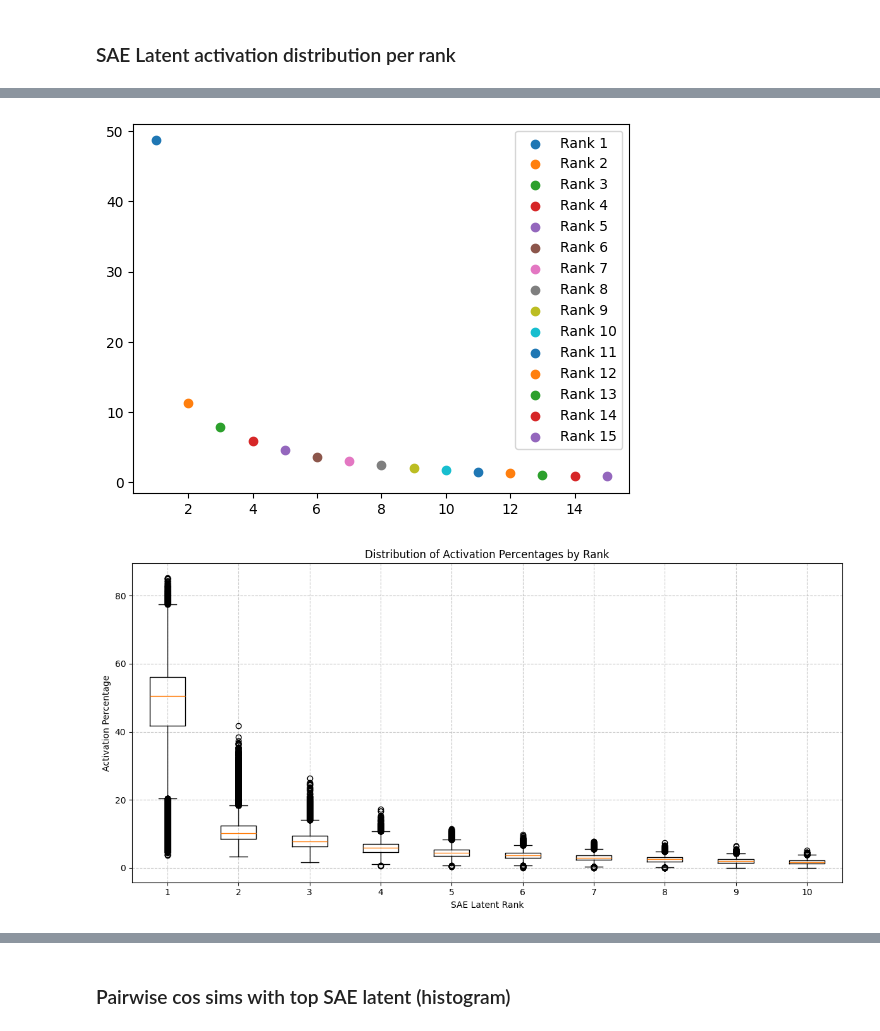
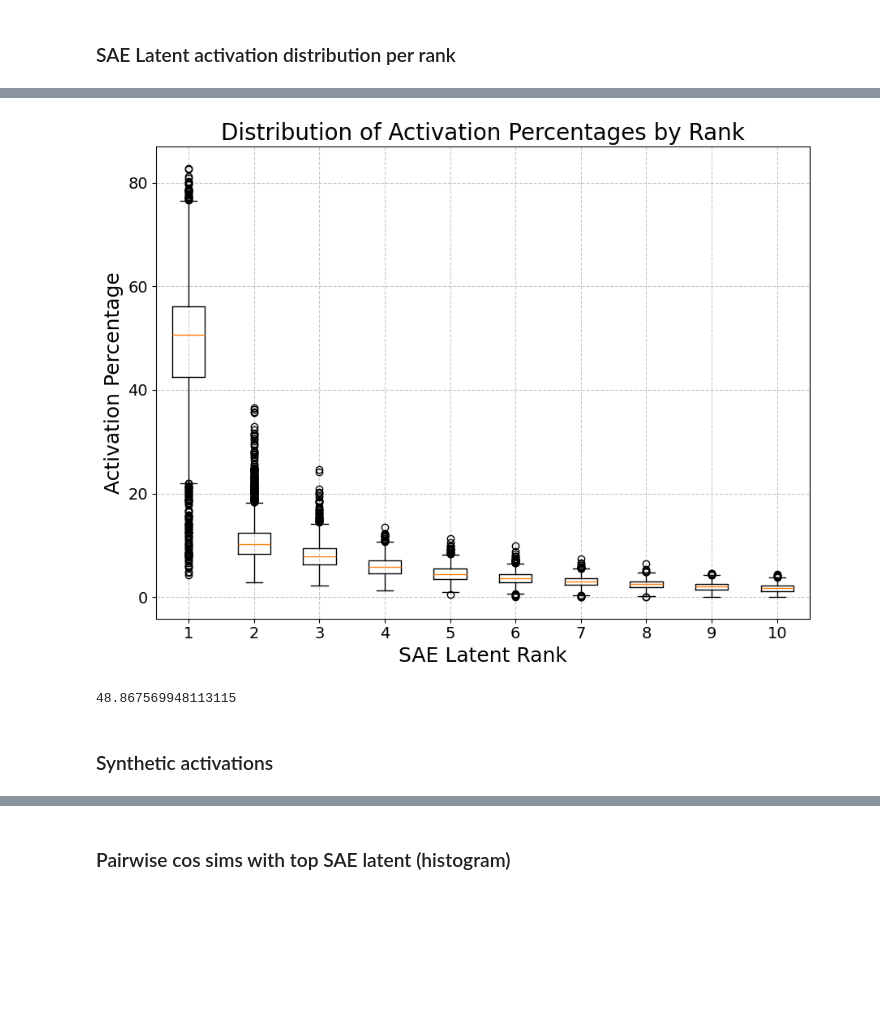
Before and after one commit to jettjaniak/teren, a Jupyter notebook: notebooks/ad_hoc_experiments.ipynb, the cells around one changed output, grey strips where cells are left out. Saved outputs shown, nothing was run; the diff lists cells and outputs as text; code cells hidden in the pictures; blank space fills up the shorter version.

```diff
--- a/notebooks/ad_hoc_experiments.ipynb
+++ b/notebooks/ad_hoc_experiments.ipynb
@@ -960,12 +960,13 @@ def load_jsonl(file_path):
 # %%
 metadata, activations = [], []
 
-n_files = 50
+pert_type = "other_act"
+n_files = 30
 
-for path in sorted(glob(f"observations_layer1/metadata*"))[:n_files]:
+for path in sorted(glob(f"replications/{pert_type}_metadata*"))[:n_files]:
     metadata.extend(load_jsonl(path))
 
-for path in sorted(glob(f"observations_layer1/acts*"))[:n_files]:
+for path in sorted(glob(f"replications/{pert_type}_acts*"))[:n_files]:
     activations.append(np.load(path))
 
 activations = np.concatenate(activations)
@@ -971,0 +979,7 @@ activations = np.concatenate(activations)
+# %%
+num_active_features = []
+
+for i, m in enumerate(metadata):
+    steps = m["steps_metadata"]
+    active_feature_ids = steps[0]["active_feature_ids"]
+    num_active_features.append(len(active_feature_ids))
@@ -1066,30 +1117,36 @@ plt.show()
-# %%
-for r, v in percentages_per_rank.items():
-    plt.scatter(r, np.mean(v), label=f"Rank {r}")
-
-plt.legend()
-plt.show()
-# %% [output]
-[figure, removed]
 # %%
+ticks_fontsize = 14
+label_fontsize = 18
+title_fontsize = 20
+legend_fontsize = 14
+
 # Sort the ranks to ensure they're in order on the x-axis
 ranks = sorted(percentages_per_rank.keys())[:10]
 
 # Create a list of activation lists, maintaining the rank order
 data = [percentages_per_rank[rank] for rank in ranks]
 
 # Create the box plot
-plt.figure(figsize=(12, 6))
+plt.figure(figsize=(9, 7))  # width, height
 plt.boxplot(data, tick_labels=ranks)
 
 # Customize the plot
-plt.title("Distribution of Activation Percentages by Rank")
-plt.xlabel("SAE Latent Rank")
-plt.ylabel("Activation Percentage")
+plt.title("Distribution of Activation Percentages by Rank", fontsize=title_fontsize)
+plt.xlabel("SAE Latent Rank", fontsize=label_fontsize)
+plt.ylabel("Activation Percentage", fontsize=label_fontsize)
 plt.grid(True, linestyle="--", alpha=0.7)
+
+plt.xticks(fontsize=ticks_fontsize)
+plt.yticks(fontsize=ticks_fontsize)
 
 # Show the plot
 plt.tight_layout()
 plt.show()
 # %% [output]
-[figure, old version]
+[figure, new version]
+# %%
+np.mean(percentages_per_rank[1])
+# %% [output]
+48.867569948113115
+# %% [markdown]
+### Synthetic activations
```
Also changed, not shown: parts of 20 cells of this notebook, 2 other files.
